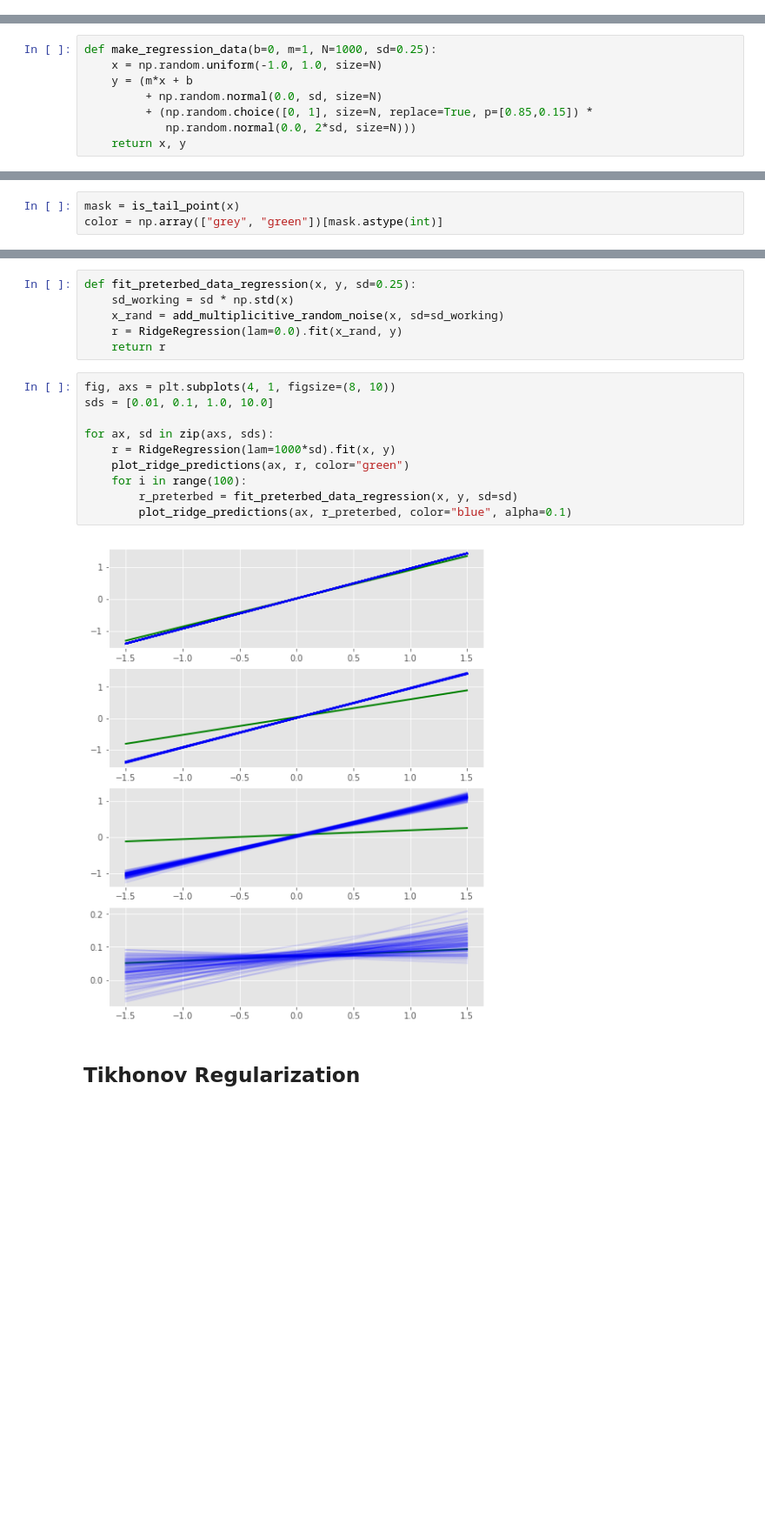
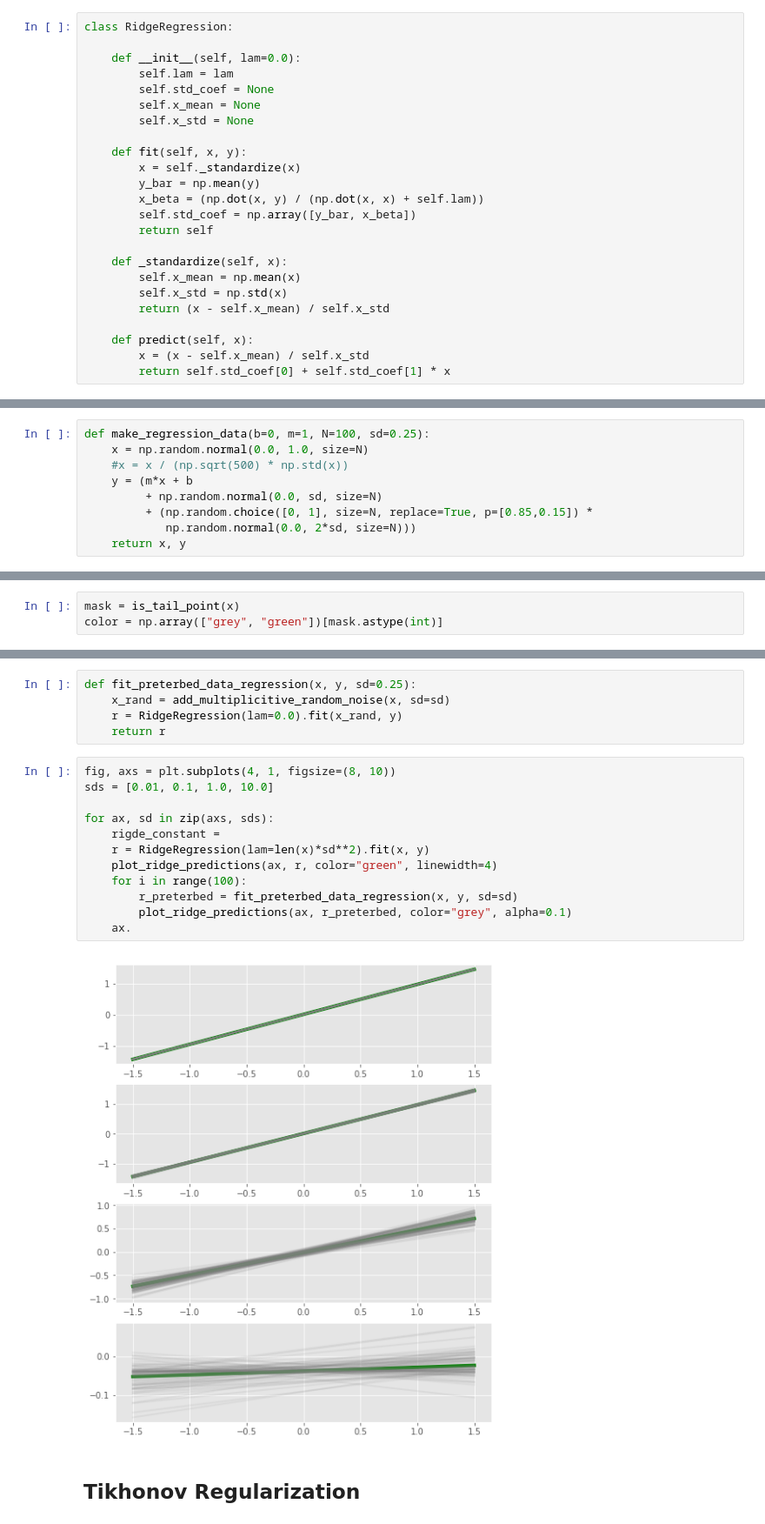
Before and after one commit to madrury/ridge-regression-and-noisy-predictors, a Jupyter notebook: ridge-regression-and-noisy-predictors.ipynb, the cells around one changed output, grey strips where cells are left out. Shown: that part at 87% size. Saved outputs shown, nothing was run; the diff lists cells and outputs as text; blank space fills up the shorter version.

Commit message:
Got it to work!
Ridge and x-noise regularization match now.

```diff
--- a/ridge-regression-and-noisy-predictors.ipynb
+++ b/ridge-regression-and-noisy-predictors.ipynb
@@ -60,8 +10,33 @@ class RidgeRegression:
+# %%
+class RidgeRegression:
+
+    def __init__(self, lam=0.0):
+        self.lam = lam
+        self.std_coef = None
+        self.x_mean = None
+        self.x_std = None
+
+    def fit(self, x, y):
+        x = self._standardize(x)
+        y_bar = np.mean(y)
+        x_beta = (np.dot(x, y) / (np.dot(x, x) + self.lam))
+        self.std_coef = np.array([y_bar, x_beta])
+        return self
+
+    def _standardize(self, x):
+        self.x_mean = np.mean(x)
+        self.x_std = np.std(x)
+        return (x - self.x_mean) / self.x_std
+
+    def predict(self, x):
+        x = (x - self.x_mean) / self.x_std
+        return self.std_coef[0] + self.std_coef[1] * x
 # %% [markdown]
 ## Adding Noise to Regression Predictors
 # %%
-def make_regression_data(b=0, m=1, N=1000, sd=0.25):
-    x = np.random.uniform(-1.0, 1.0, size=N)
+def make_regression_data(b=0, m=1, N=100, sd=0.25):
+    x = np.random.normal(0.0, 1.0, size=N)
+    #x = x / (np.sqrt(500) * np.std(x))
     y = (m*x + b
          + np.random.normal(0.0, sd, size=N)
          + (np.random.choice([0, 1], size=N, replace=True, p=[0.85,0.15]) *
@@ -148,21 +106,22 @@ ax.set_xlim(-1.5, 1.5)
 # %%
 def fit_preterbed_data_regression(x, y, sd=0.25):
-    sd_working = sd * np.std(x)
-    x_rand = add_multiplicitive_random_noise(x, sd=sd_working)
+    x_rand = add_multiplicitive_random_noise(x, sd=sd)
     r = RidgeRegression(lam=0.0).fit(x_rand, y)
     return r
 # %%
 fig, axs = plt.subplots(4, 1, figsize=(8, 10))
 sds = [0.01, 0.1, 1.0, 10.0]
 
 for ax, sd in zip(axs, sds):
-    r = RidgeRegression(lam=1000*sd).fit(x, y)
-    plot_ridge_predictions(ax, r, color="green")
+    rigde_constant =
+    r = RidgeRegression(lam=len(x)*sd**2).fit(x, y)
+    plot_ridge_predictions(ax, r, color="green", linewidth=4)
     for i in range(100):
         r_preterbed = fit_preterbed_data_regression(x, y, sd=sd)
-        plot_ridge_predictions(ax, r_preterbed, color="blue", alpha=0.1)
+        plot_ridge_predictions(ax, r_preterbed, color="grey", alpha=0.1)
+    ax.
 # %% [output]
-[figure, old version]
+[figure, new version]
 # %% [markdown]
 ## Tikhonov Regularization
 # %% [markdown]
```
Also changed, not shown: parts of 8 cells of this notebook.
